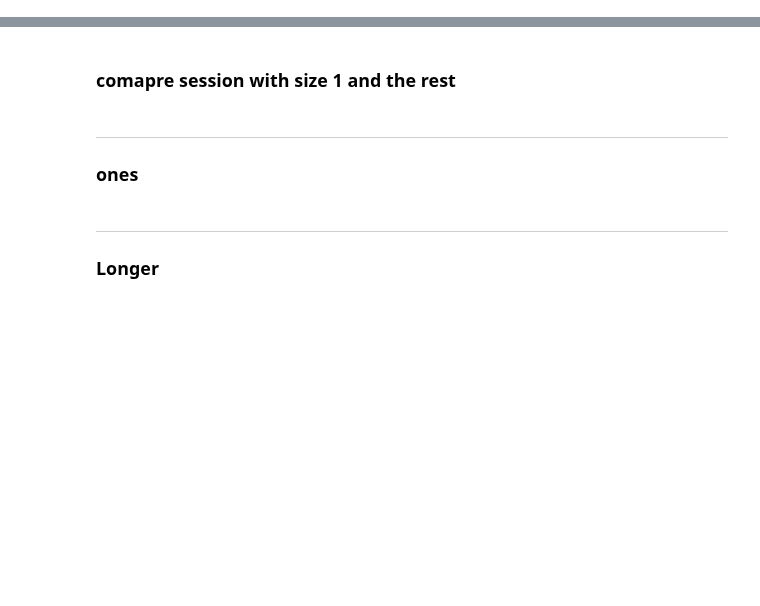
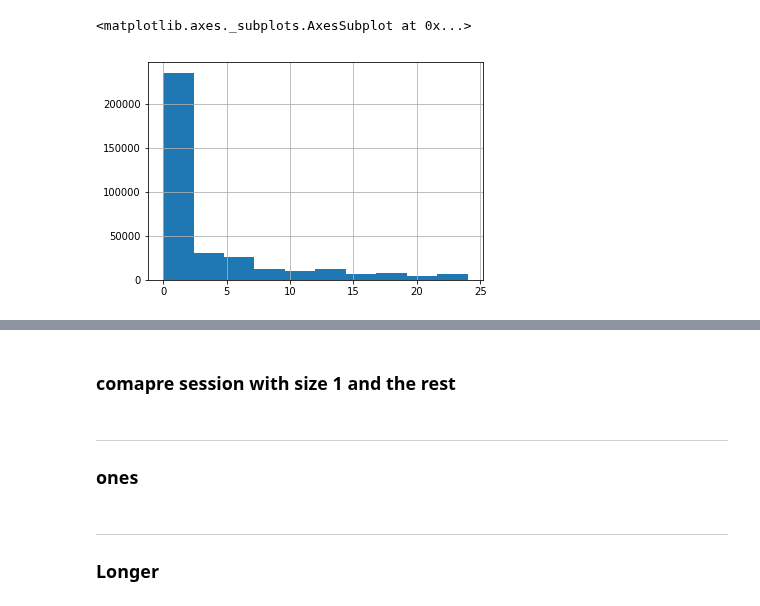
Before and after one commit to samshipengs/naps, a Jupyter notebook: playground.ipynb, the cells around one changed output, grey strips where cells are left out. Cells and saved outputs as stored; diff of their text form; code cells hidden in the pictures; blank space fills up the shorter version.

```diff
--- a/playground.ipynb
+++ b/playground.ipynb
@@ -21,0 +51,5 @@ pp = pprint.PrettyPrinter(indent=1)
+# %%
+train[train.session_size==1].target.hist()
+# %% [output]
+<matplotlib.axes._subplots.AxesSubplot at 0x...>
+[figure, added]
```
Also changed, not shown: parts of 32 cells of this notebook, 3 other files.
